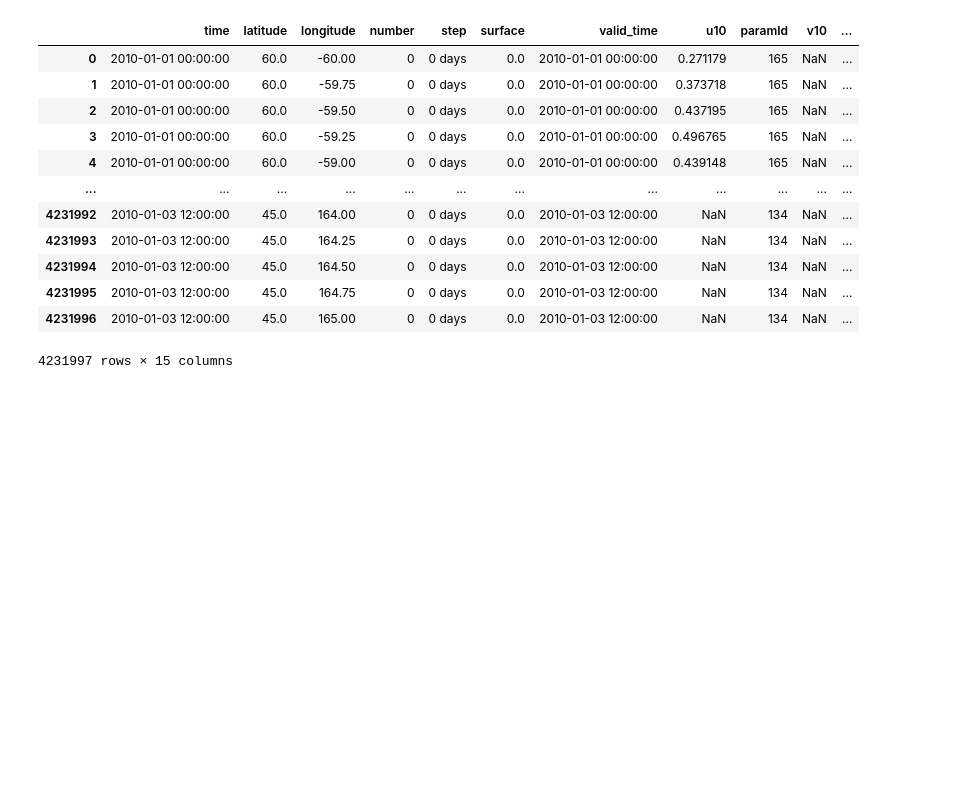
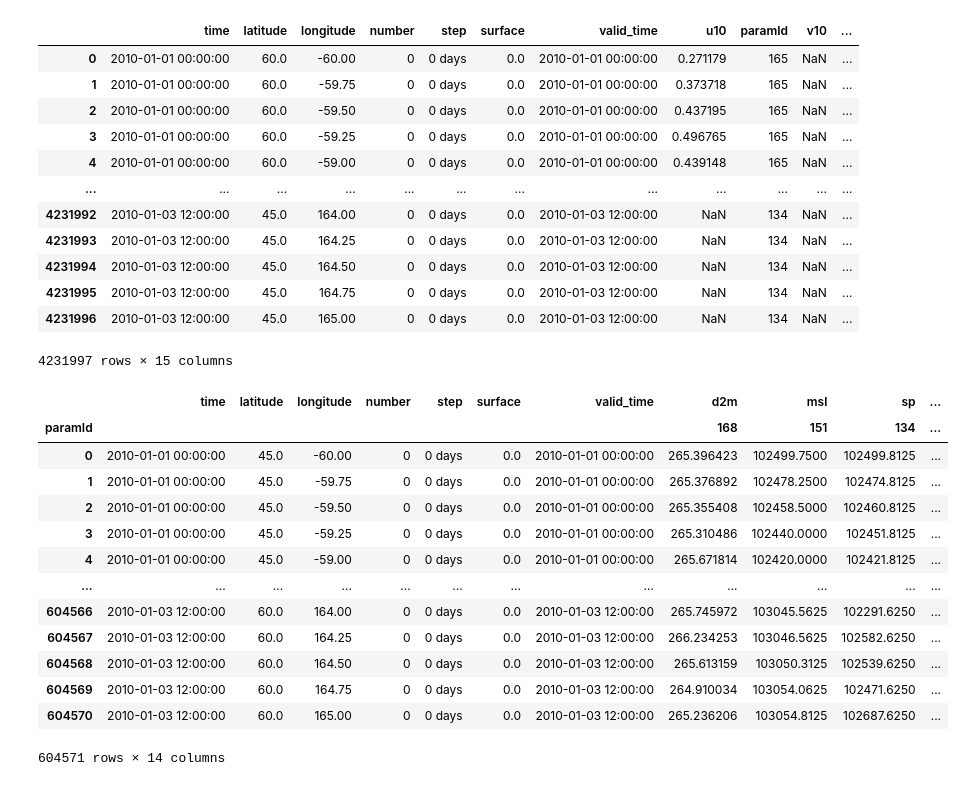
Before and after one commit to techyorzl/meteorion, a Jupyter notebook: preProData.ipynb, the cells around one changed output. Saved outputs shown, nothing was run; the diff lists cells and outputs as text; code cells hidden in the pictures; blank space fills up the shorter version.

```diff
--- a/preProData.ipynb
+++ b/preProData.ipynb
@@ -150,3 +169,26 @@ combined_df
 | 4231995 | 2010-01-03 12:00:00 | 45.0 | 164.75 | 0 | 0 days | 0.0 | 2010-01-03 12:00:00 | NaN | 134 | NaN | ... |
 | 4231996 | 2010-01-03 12:00:00 | 45.0 | 165.00 | 0 | 0 days | 0.0 | 2010-01-03 12:00:00 | NaN | 134 | NaN | ... |
 4231997 rows × 15 columns
+# %%
+reshaped_df = combined_df.pivot_table(
+    index=['time', 'latitude', 'longitude', 'number', 'step', 'surface', 'valid_time'],
+    columns='paramId',
+    values=['u10', 'v10', 'd2m', 't2m', 'msl', 'sst', 'sp']
+).reset_index()
+# %%
+reshaped_df
+# %% [output]
+|  | time | latitude | longitude | number | step | surface | valid_time | d2m | msl | sp | ... |
+| paramId |  |  |  |  |  |  |  | 168 | 151 | 134 | ... |
+| 0 | 2010-01-01 00:00:00 | 45.0 | -60.00 | 0 | 0 days | 0.0 | 2010-01-01 00:00:00 | 265.396423 | 102499.7500 | 102499.8125 | ... |
+| 1 | 2010-01-01 00:00:00 | 45.0 | -59.75 | 0 | 0 days | 0.0 | 2010-01-01 00:00:00 | 265.376892 | 102478.2500 | 102474.8125 | ... |
+| 2 | 2010-01-01 00:00:00 | 45.0 | -59.50 | 0 | 0 days | 0.0 | 2010-01-01 00:00:00 | 265.355408 | 102458.5000 | 102460.8125 | ... |
+| 3 | 2010-01-01 00:00:00 | 45.0 | -59.25 | 0 | 0 days | 0.0 | 2010-01-01 00:00:00 | 265.310486 | 102440.0000 | 102451.8125 | ... |
+| 4 | 2010-01-01 00:00:00 | 45.0 | -59.00 | 0 | 0 days | 0.0 | 2010-01-01 00:00:00 | 265.671814 | 102420.0000 | 102421.8125 | ... |
+| ... | ... | ... | ... | ... | ... | ... | ... | ... | ... | ... | ... |
+| 604566 | 2010-01-03 12:00:00 | 60.0 | 164.00 | 0 | 0 days | 0.0 | 2010-01-03 12:00:00 | 265.745972 | 103045.5625 | 102291.6250 | ... |
+| 604567 | 2010-01-03 12:00:00 | 60.0 | 164.25 | 0 | 0 days | 0.0 | 2010-01-03 12:00:00 | 266.234253 | 103046.5625 | 102582.6250 | ... |
+| 604568 | 2010-01-03 12:00:00 | 60.0 | 164.50 | 0 | 0 days | 0.0 | 2010-01-03 12:00:00 | 265.613159 | 103050.3125 | 102539.6250 | ... |
+| 604569 | 2010-01-03 12:00:00 | 60.0 | 164.75 | 0 | 0 days | 0.0 | 2010-01-03 12:00:00 | 264.910034 | 103054.0625 | 102471.6250 | ... |
+| 604570 | 2010-01-03 12:00:00 | 60.0 | 165.00 | 0 | 0 days | 0.0 | 2010-01-03 12:00:00 | 265.236206 | 103054.8125 | 102687.6250 | ... |
+604571 rows × 14 columns
```
Also changed, not shown: parts of 3 cells of this notebook, 1 other file.
